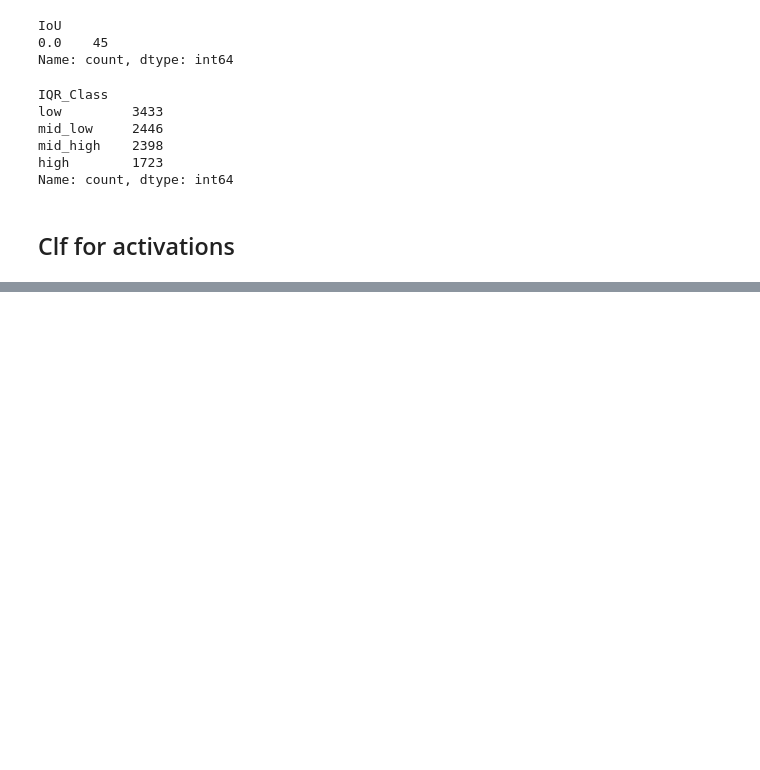
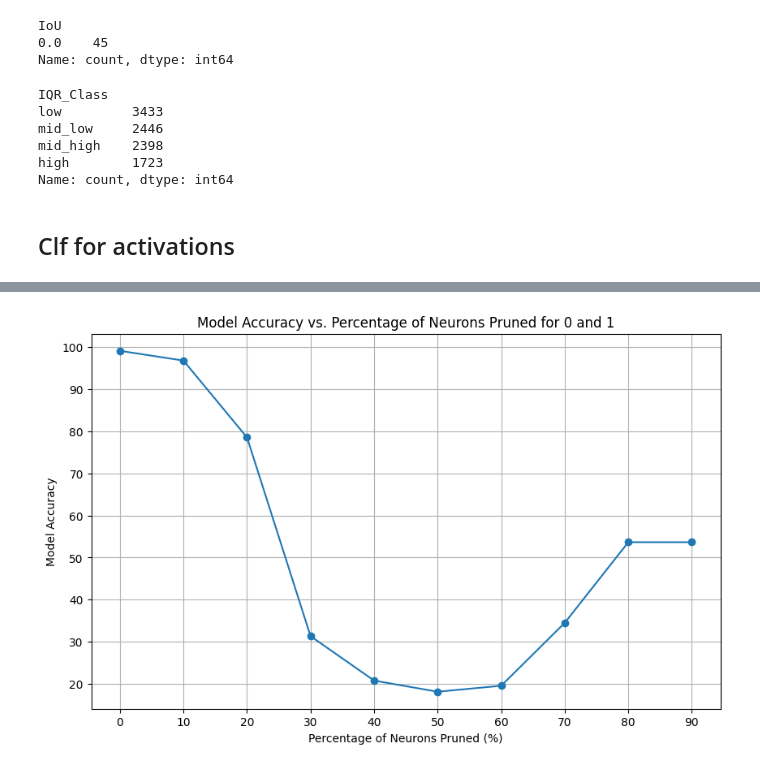
Before and after one commit to miguel-kjh/ExAI, a Jupyter notebook: mnist.ipynb, the cells around one changed output, grey strips where cells are left out. Drawn from its saved outputs; the diff is of its cells as text; code cells hidden in the pictures; blank space fills up the shorter version.

```diff
--- a/mnist.ipynb
+++ b/mnist.ipynb
@@ -536,0 +776,30 @@ visualize_decision_tree(model, X.columns, [str(i) for i in range(10)])
+# %%
+def evaluate_model_with_pruning(model_checkpoint, df_layers, test_loader, neuron_percentages):
+    accuracies = []
+    total_neurons = 128+256+10
+
+    for percentage in neuron_percentages:
+        print(f'Evaluating with {percentage*100}% neurons pruned...')
+        mask_indices = {}
+        for layer, df_layer in df_layers.items():
+            mask_indices[layer] = find_low_activation_neurons(df_layer, 0, 1, threshold=percentage)
+
+        print(mask_indices.keys())
+
+        pruned_model = PruningMNISTModel.load_from_checkpoint(model_checkpoint)
+        acc = evaluate_model_pruning(pruned_model, test_loader, mask_indices_layer1=mask_indices['layer_1'], mask_indices_layer2=mask_indices['layer_2'])
+        accuracies.append(acc)
+
+        neurons_pruned = sum([len(indices) for indices in mask_indices.values()])
+        print(f'Neurons pruned: {neurons_pruned} out of {total_neurons} ({neurons_pruned/total_neurons*100:.2f}%)')
+
+    return accuracies
+
+# Usar la función
+neuron_percentages = [0, 0.1, 0.2, 0.3, 0.4, 0.5, 0.6, 0.7, 0.8, 0.9]
+accuracies = evaluate_model_with_pruning(
+    'lightning_logs/version_0/checkpoints/epoch=4-step=3750.ckpt',
+    {'layer_1': df_layer1, 'layer_2': df_layer2},  # Asumiendo df_layer1 y df_layer2 son los DataFrames de activaciones
+    test_loader_filtered,
+    neuron_percentages
+)
@@ -536,0 +824,11 @@ visualize_decision_tree(model, X.columns, [str(i) for i in range(10)])
+# %%
+plt.figure(figsize=(10, 6))
+plt.plot(np.array(neuron_percentages)*100, np.array(accuracies)*100, marker='o')
+plt.xlabel('Percentage of Neurons Pruned (%)')
+plt.ylabel('Model Accuracy')
+plt.title('Model Accuracy vs. Percentage of Neurons Pruned for 0 and 1')
+plt.xticks(np.array(neuron_percentages)*100)  # Set x-axis ticks to the percentages
+plt.grid(True)
+plt.show()
+# %% [output]
+[figure, added]
```
Also changed, not shown: parts of 17 cells of this notebook.
